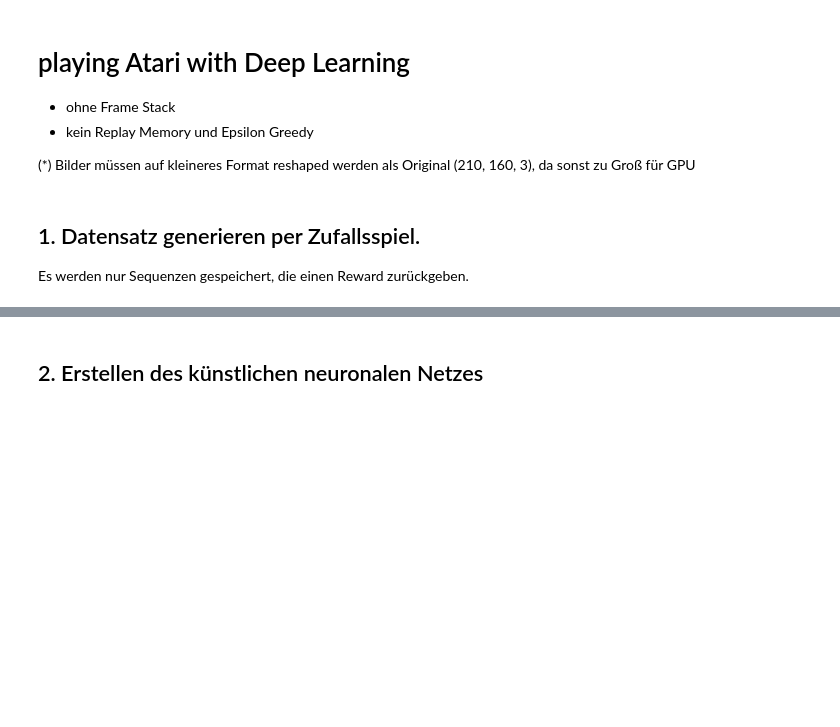
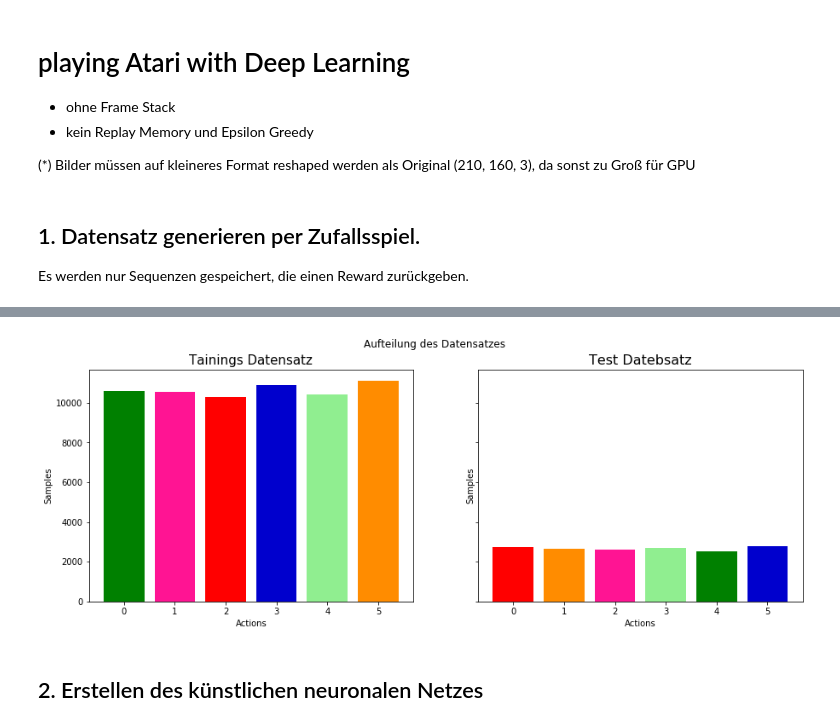
Before and after one commit to CKeibel/Playing-Atari-Deep-Learning-only, a Jupyter notebook: Playing_Atari_with_Deep-Learning.ipynb, the cells around one changed output, grey strips where cells are left out. Saved outputs shown, nothing was run; the diff lists cells and outputs as text; code cells hidden in the pictures; blank space fills up the shorter version.

```diff
--- a/Playing_Atari_with_Deep-Learning.ipynb
+++ b/Playing_Atari_with_Deep-Learning.ipynb
@@ -105,3 +132,21 @@ x_train, x_test, y_train, y_test = train_test_split(
+# %%
+count_train = Counter(y_train)
+count_test = Counter(y_test)
+
+fig, axs = plt.subplots(1, 2, figsize=(15, 5), sharey=True)
+fig.suptitle("Aufteilung des Datensatzes", fontsize=22)
+axs[0].bar(count_train.keys(), count_train.values(), color=colors)
+axs[0].set_title("Tainings Datensatz", fontsize=15)
+axs[0].set_xlabel("Actions")
+axs[0].set_ylabel("Samples")
+
+axs[1].bar(count_test.keys(), count_test.values(), color=colors)
+axs[1].set_title("Test Datebsatz", fontsize=16)
+axs[1].set_xlabel("Actions")
+axs[1].set_ylabel("Samples")
+plt.show()
+# %% [output]
+[figure, added]
 # %%
 # konvertieren in richtiges Format
 x_train = np.array(x_train, dtype=np.float32)
```
Also changed, not shown: parts of 12 cells of this notebook.
